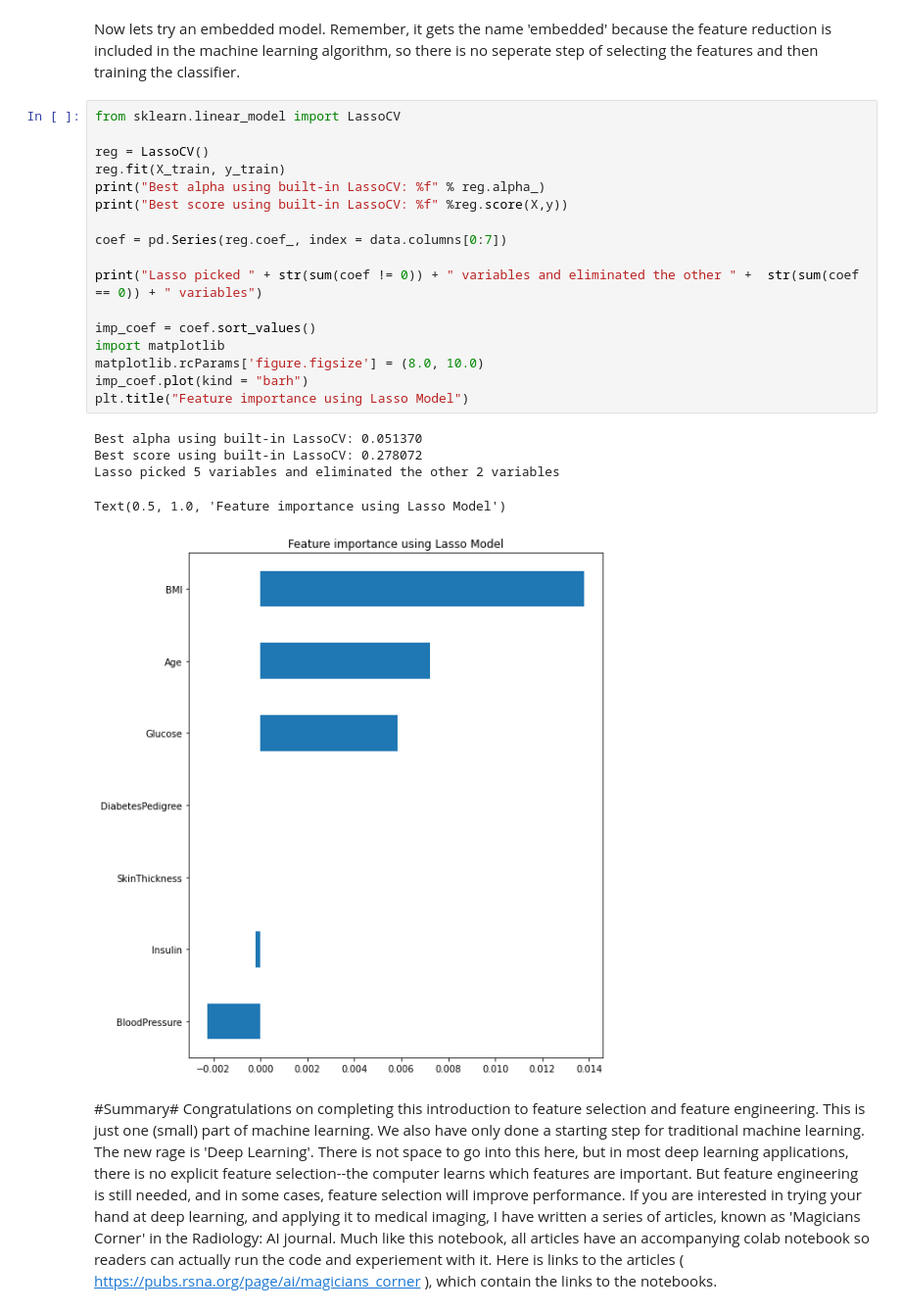
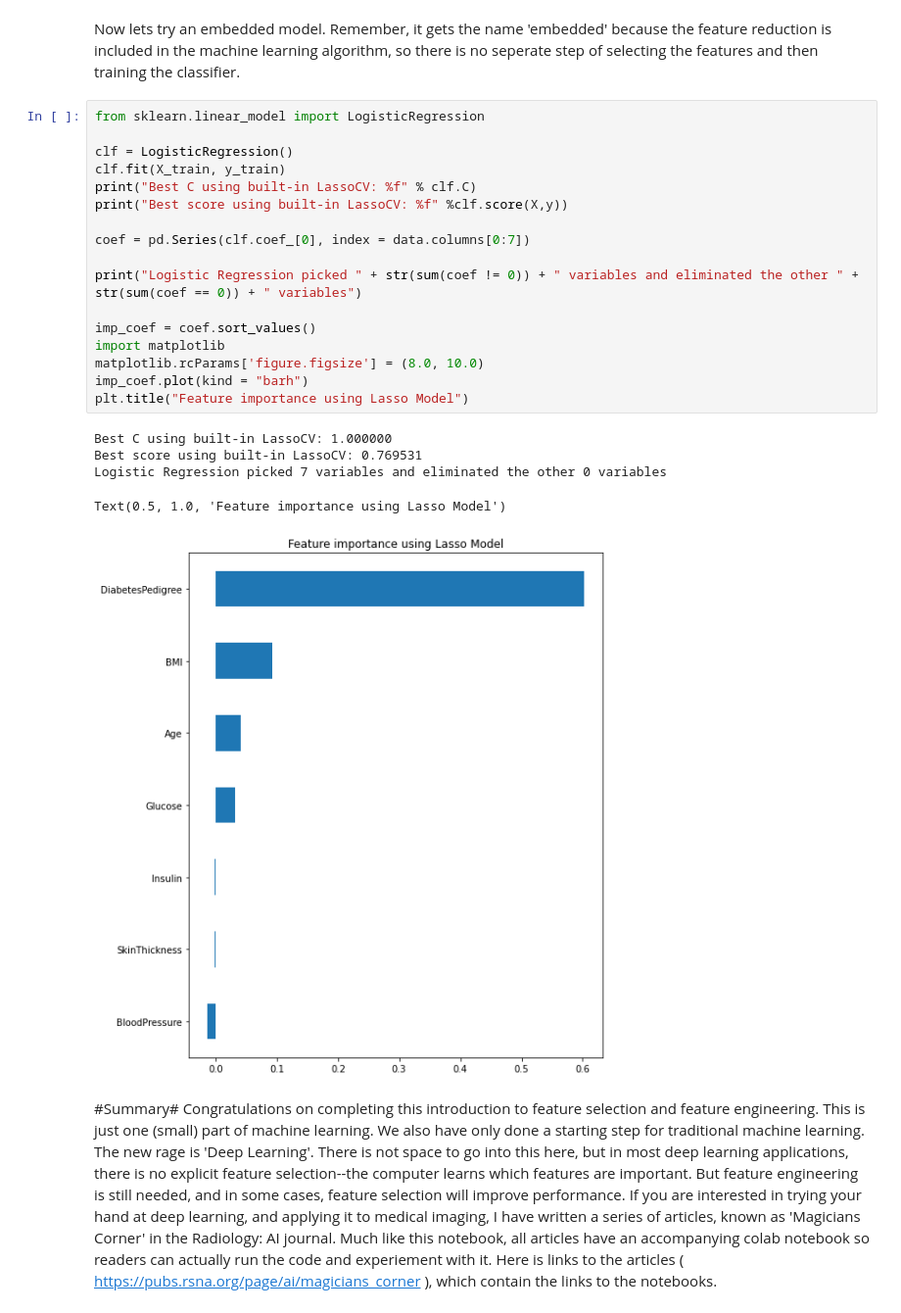
Before and after one commit to RSNA/AI-Deep-Learning-Lab-2019, a Jupyter notebook: FeatureSelection.ipynb, the cells around one changed output. Shown at 98% size. Saved outputs shown, nothing was run; the diff lists cells and outputs as text.

Commit message:
Fixed last cell LogisticRegression

```diff
--- a/FeatureSelection.ipynb
+++ b/FeatureSelection.ipynb
@@ -222,28 +222,28 @@ Accuracy with best features using RFE is 0.7532467532467533
 # %% [markdown]
 Now lets try an embedded model. Remember, it gets the name 'embedded' because the feature reduction is included in the machine learning algorithm, so there is no seperate step of selecting the features and then training the classifier.
 # %%
-from sklearn.linear_model import LassoCV
+from sklearn.linear_model import LogisticRegression
 
-reg = LassoCV()
-reg.fit(X_train, y_train)
-print("Best alpha using built-in LassoCV: %f" % reg.alpha_)
-print("Best score using built-in LassoCV: %f" %reg.score(X,y))
+clf = LogisticRegression()
+clf.fit(X_train, y_train)
+print("Best C using built-in LassoCV: %f" % clf.C)
+print("Best score using built-in LassoCV: %f" %clf.score(X,y))
 
-coef = pd.Series(reg.coef_, index = data.columns[0:7])
+coef = pd.Series(clf.coef_[0], index = data.columns[0:7])
 
-print("Lasso picked " + str(sum(coef != 0)) + " variables and eliminated the other " +  str(sum(coef == 0)) + " variables")
+print("Logistic Regression picked " + str(sum(coef != 0)) + " variables and eliminated the other " +  str(sum(coef == 0)) + " variables")
 
 imp_coef = coef.sort_values()
 import matplotlib
 matplotlib.rcParams['figure.figsize'] = (8.0, 10.0)
 imp_coef.plot(kind = "barh")
 plt.title("Feature importance using Lasso Model")
 # %% [output]
-Best alpha using built-in LassoCV: 0.051370
-Best score using built-in LassoCV: 0.278072
-Lasso picked 5 variables and eliminated the other 2 variables
+Best C using built-in LassoCV: 1.000000
+Best score using built-in LassoCV: 0.769531
+Logistic Regression picked 7 variables and eliminated the other 0 variables
 Text(0.5, 1.0, 'Feature importance using Lasso Model')
-[figure, old version]
+[figure, new version]
 # %% [markdown]
 #Summary#
   Congratulations on completing this introduction to feature selection and feature engineering. This is just one (small) part of machine learning.
```
Also changed, not shown: parts of 1 cell of this notebook.
